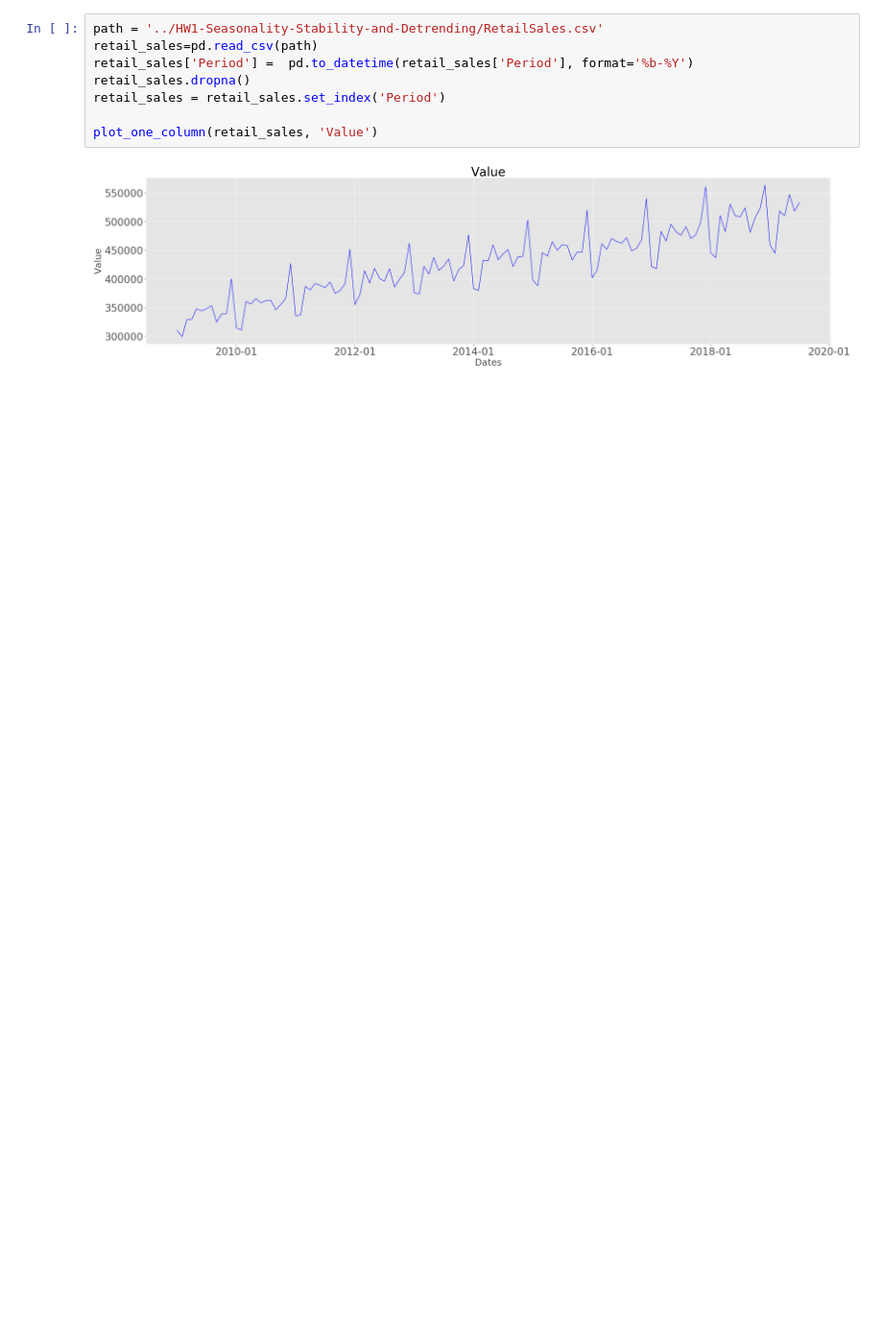
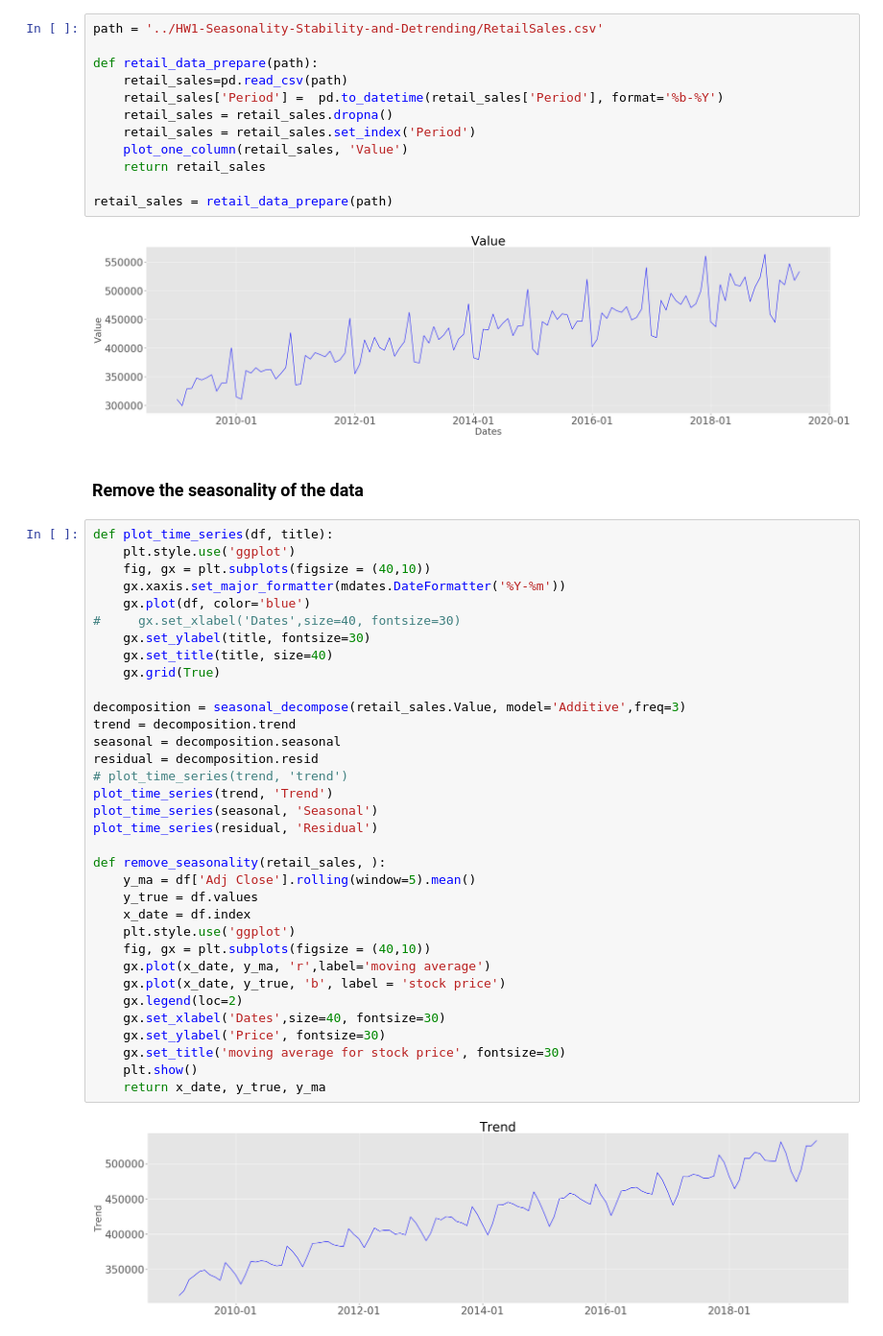
Before and after one commit to bondxue/FRE-6351-Time-Series-Anlysis, a Jupyter notebook: HW1-Seasonality-Stability-and-Detrending/HW1.ipynb, the cells around one changed output. Shown at 96% size. Drawn from its saved outputs; the diff is of its cells as text; blank space fills up the shorter version.

```diff
--- a/HW1-Seasonality-Stability-and-Detrending/HW1.ipynb
+++ b/HW1-Seasonality-Stability-and-Detrending/HW1.ipynb
@@ -171,11 +172,53 @@ detrend(y_true, y_ma, x_date, 'detrend stock price using moving average')
 ### Retail Sales
 # %%
 path = '../HW1-Seasonality-Stability-and-Detrending/RetailSales.csv'
-retail_sales=pd.read_csv(path)
-retail_sales['Period'] =  pd.to_datetime(retail_sales['Period'], format='%b-%Y')
-retail_sales.dropna()
-retail_sales = retail_sales.set_index('Period')
 
-plot_one_column(retail_sales, 'Value')
+def retail_data_prepare(path):
+    retail_sales=pd.read_csv(path)
+    retail_sales['Period'] =  pd.to_datetime(retail_sales['Period'], format='%b-%Y')
+    retail_sales = retail_sales.dropna()
+    retail_sales = retail_sales.set_index('Period')
+    plot_one_column(retail_sales, 'Value')
+    return retail_sales
+
+retail_sales = retail_data_prepare(path)
 # %% [output]
 [figure]
+# %% [markdown]
+### Remove the seasonality of the data
+# %%
+def plot_time_series(df, title):
+    plt.style.use('ggplot')
+    fig, gx = plt.subplots(figsize = (40,10))
+    gx.xaxis.set_major_formatter(mdates.DateFormatter('%Y-%m'))
+    gx.plot(df, color='blue')
+#     gx.set_xlabel('Dates',size=40, fontsize=30)
+    gx.set_ylabel(title, fontsize=30)
+    gx.set_title(title, size=40)
+    gx.grid(True)
+
+decomposition = seasonal_decompose(retail_sales.Value, model='Additive',freq=3)
+trend = decomposition.trend
+seasonal = decomposition.seasonal
+residual = decomposition.resid
+# plot_time_series(trend, 'trend')
+plot_time_series(trend, 'Trend')
+plot_time_series(seasonal, 'Seasonal')
+plot_time_series(residual, 'Residual')
+
+def remove_seasonality(retail_sales, ):
+    y_ma = df['Adj Close'].rolling(window=5).mean()
+    y_true = df.values
+    x_date = df.index
+    plt.style.use('ggplot')
+    fig, gx = plt.subplots(figsize = (40,10))
+    gx.plot(x_date, y_ma, 'r',label='moving average')
+    gx.plot(x_date, y_true, 'b', label = 'stock price')
+    gx.legend(loc=2)
+    gx.set_xlabel('Dates',size=40, fontsize=30)
+    gx.set_ylabel('Price', fontsize=30)
+    gx.set_title('moving average for stock price', fontsize=30)
+    plt.show()
+    return x_date, y_true, y_ma
+# %% [output]
+[figure, added]
```
Also changed, not shown: parts of 4 cells of this notebook.
